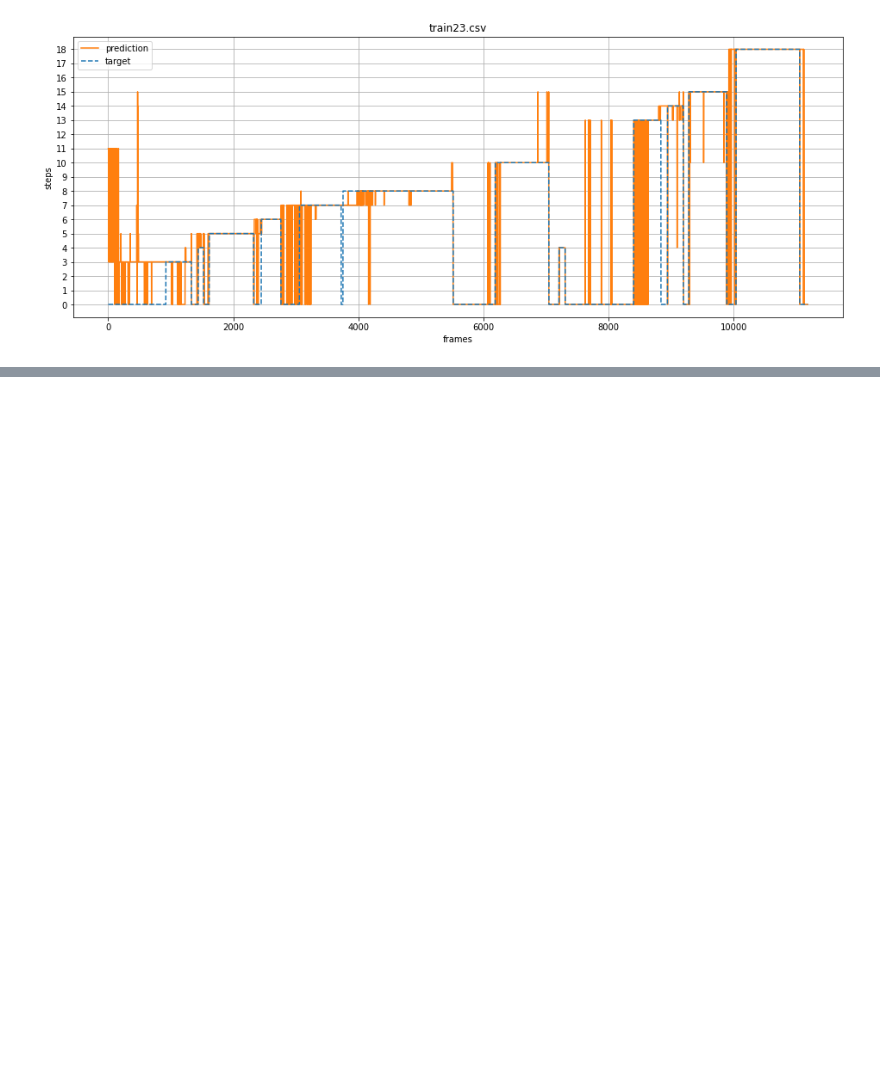
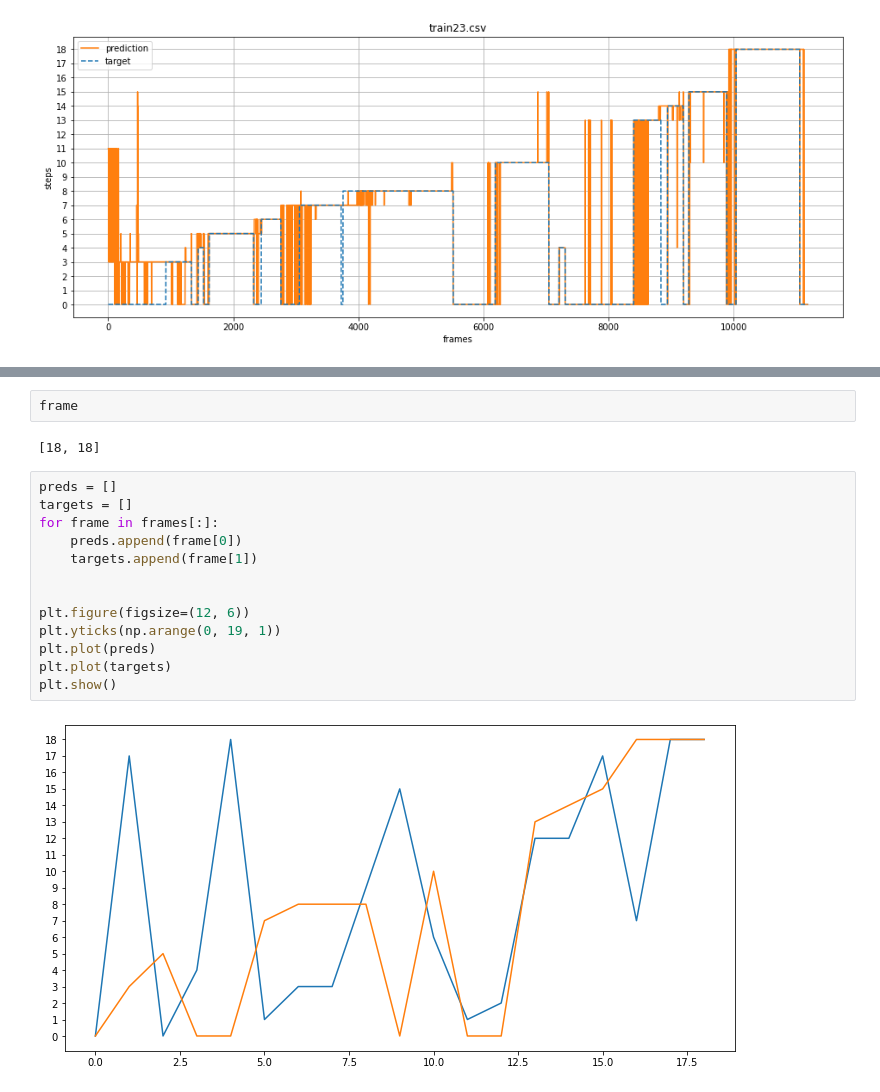
Before and after one commit to yumion/cataractsWorkflow, a Jupyter notebook: notebooks/validation_visalization.ipynb, the cells around one changed output, grey strips where cells are left out. Cells and saved outputs as stored; diff of their text form; blank space fills up the shorter version.

```diff
--- a/notebooks/validation_visalization.ipynb
+++ b/notebooks/validation_visalization.ipynb
@@ -93,0 +263,19 @@ plt.show()
+# %%
+frame
+# %% [output]
+[18, 18]
+# %%
+preds = []
+targets = []
+for frame in frames[:]:
+    preds.append(frame[0])
+    targets.append(frame[1])
+
+
+plt.figure(figsize=(12, 6))
+plt.yticks(np.arange(0, 19, 1))
+plt.plot(preds)
+plt.plot(targets)
+plt.show()
+# %% [output]
+[figure, added]
```
Also changed, not shown: parts of 6 cells of this notebook, 2 other files.
